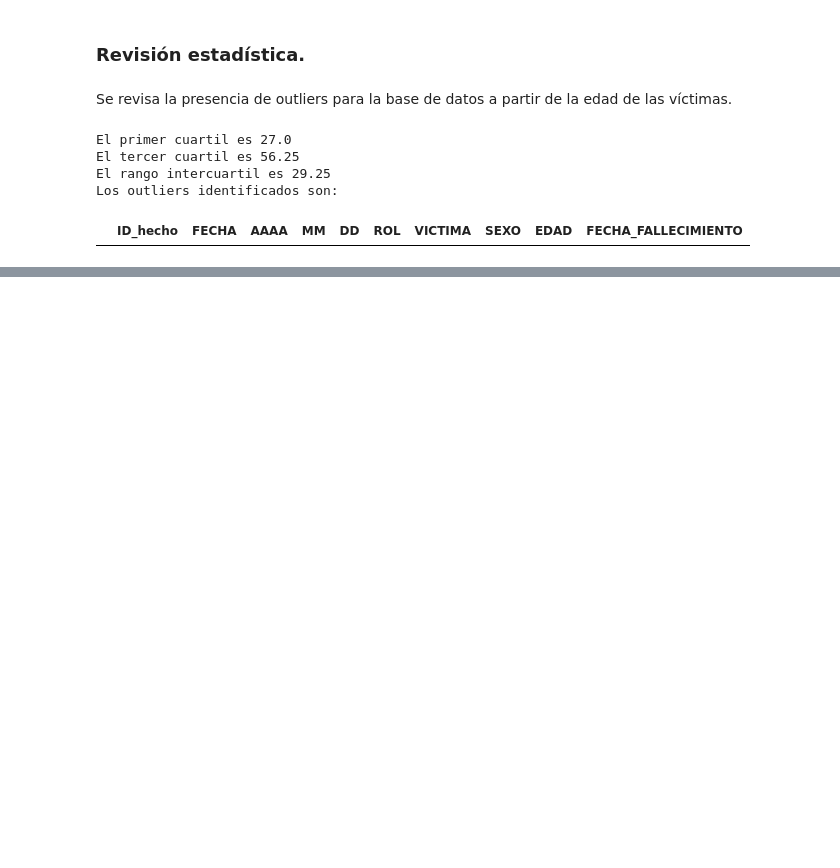
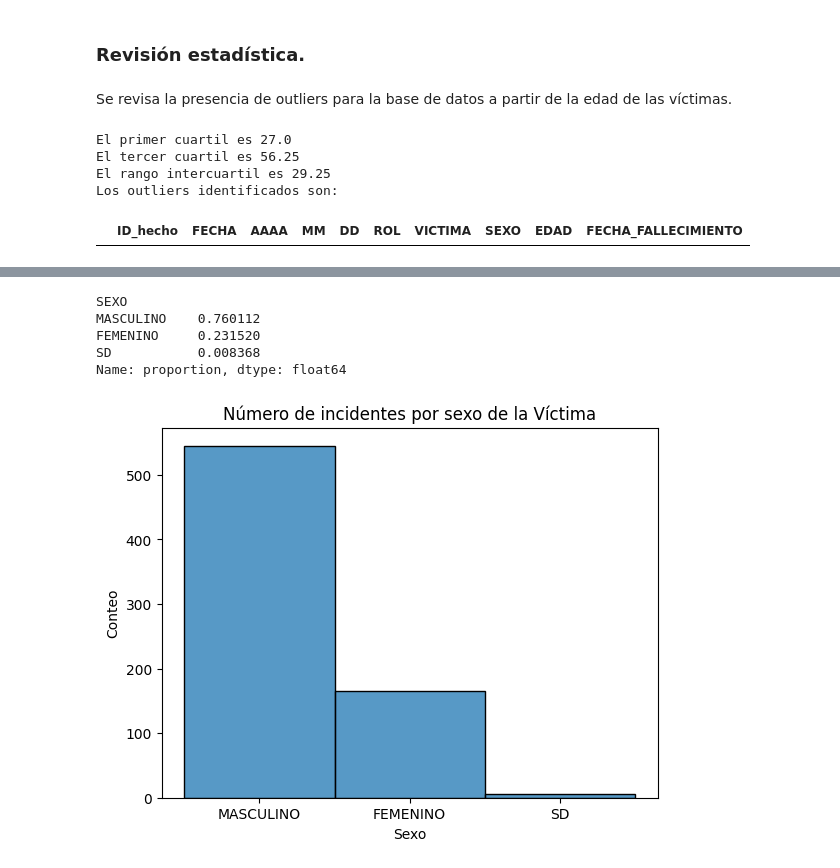
Before and after one commit to DaAnMaGi/Proyecto_Data_Abril, a Jupyter notebook: Bases/apertura_bases.ipynb, the cells around one changed output, grey strips where cells are left out. Saved outputs shown, nothing was run; the diff lists cells and outputs as text; code cells hidden in the pictures; blank space fills up the shorter version.

```diff
--- a/Bases/apertura_bases.ipynb
+++ b/Bases/apertura_bases.ipynb
@@ -622,0 +670,17 @@ Los outliers identificados son:
+# %%
+# SEXO:
+print(victimas["SEXO"].value_counts(normalize=True))
+
+# Se grafica el número de incidencias.
+sns.histplot(victimas,x = "SEXO")
+plt.title("Número de incidentes por sexo de la Víctima")
+plt.ylabel("Conteo")
+plt.xlabel("Sexo")
+plt.show()
+# %% [output]
+SEXO
+MASCULINO    0.760112
+FEMENINO     0.231520
+SD           0.008368
+Name: proportion, dtype: float64
+[figure, added]
```
Also changed, not shown: parts of 24 cells of this notebook.
